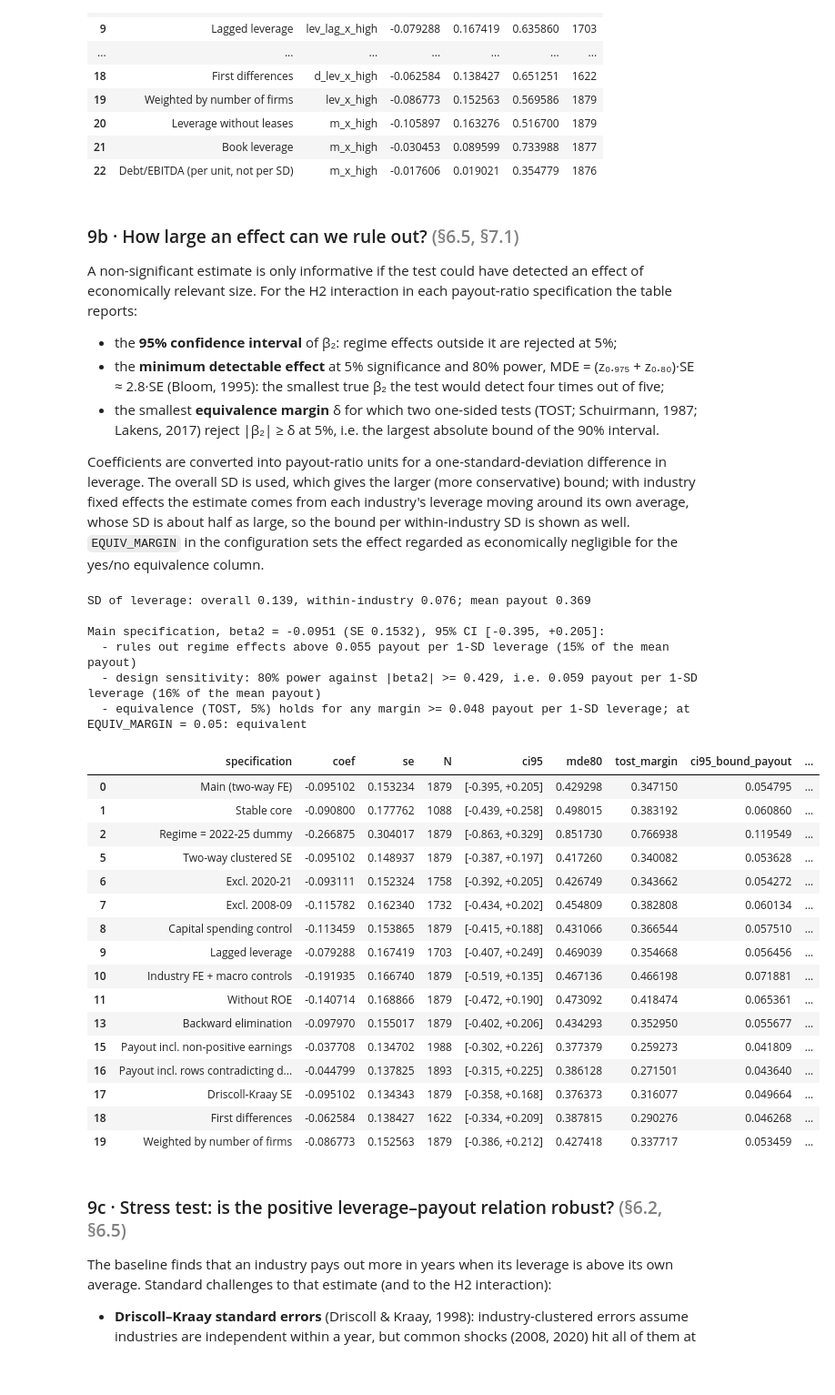
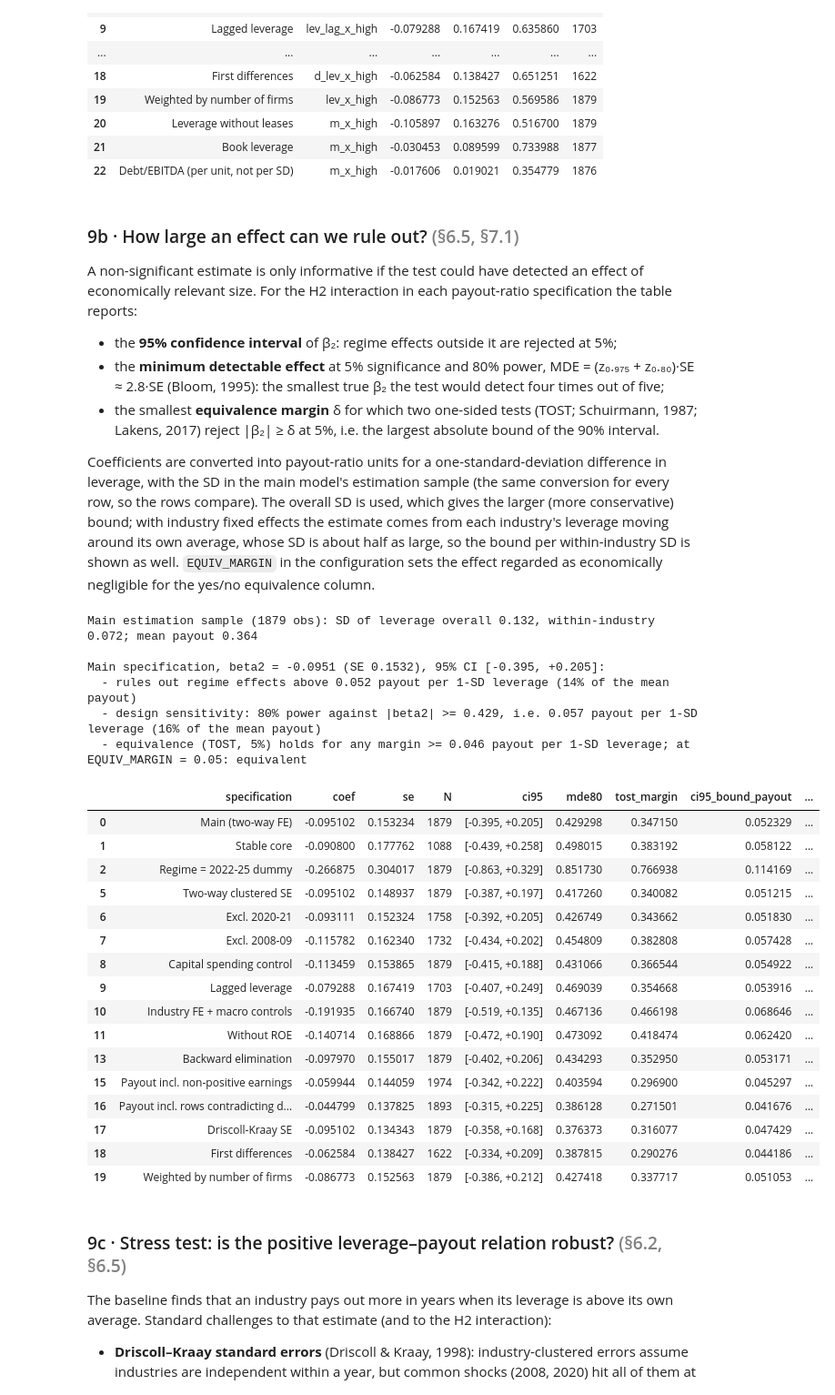
Before and after one commit to MilanKalajdzic/Master-Thesis, a Jupyter notebook: thesis_analysis.ipynb, the cells around one changed output. Shown at 91% size. Saved outputs shown, nothing was run; the diff lists cells and outputs as text; code cells hidden in the pictures; blank space fills up the shorter version.

```diff
--- a/thesis_analysis.ipynb
+++ b/thesis_analysis.ipynb
@@ -151,7 +151,9 @@ load_year = partial(load_year, tangibility_proxy=TANGIBILITY_PROXY, positive_den
 # %%
 # Find every Damodaran file and read all years into one raw frame (one row per industry name and year).
 # The coverage grid shows which dataset exists for which year; a year needs at least divfund and wacc.
-SOURCES = {t: discover_sources(t, SEARCH_DIRS) for t in TOKENS}
+with warnings.catch_warnings():     # cell 2 silences warnings; two files holding the same year must still show
+    warnings.simplefilter("always", UserWarning)
+    SOURCES = {t: discover_sources(t, SEARCH_DIRS) for t in TOKENS}
 all_years = sorted(set().union(*[set(v) for v in SOURCES.values()]))
 grid = pd.DataFrame({t: ["Y" if y in SOURCES[t] else "." for y in all_years] for t in SOURCES},
                     index=all_years)
@@ -324,7 +326,7 @@ panel.loc[_BAD, ["div_to_fcfe", "totpayout_ni", "div_yield"]] = np.nan
 # 2014-2020, advertising 2016-17, ...; in some of them book equity is negative after years of buybacks). Those ROE
 # values are undefined instead. Damodaran still reports a payout for loss-making industries (about zero although
 # they pay dividends): set to missing, as are the payouts flagged by the row-level cross-file check.
-panel["payout_all"] = panel["payout"]              # as reported, for the robustness check in §9
+panel["payout_all"] = panel["payout"]   # incl. net income <= 0, for the robustness check in §9 (see below)
 if POSITIVE_DENOMINATORS:
     _ni = panel["ni_usd"].where(~_BAD)
     _nonpos = (_ni <= 0) | (_ni.isna() & (panel["roe"] <= 0))                 # earnings not positive
@@ -340,6 +342,9 @@ if POSITIVE_DENOMINATORS:
               f"{r.industry} {r.year}" for r in panel[_roe_bad].head(4).itertuples()))
     _conflict_payout = panel.loc[_conflict, "payout"]
     panel.loc[_nonpos | _conflict, "payout"] = np.nan
+    # the as-reported payout keeps the loss-making years but not the rows the cross-file check rejects, so it
+    # differs from the main payout only in the net-income rule
+    panel["payout_all"] = panel["payout_all"].where(~_conflict)
     panel["payout_rowcheck_off"] = panel["payout"].where(~_conflict, _conflict_payout)   # robustness (§9)
     panel.loc[_roe_bad, "roe"] = np.nan
     # counts for the README and the thesis (Data quality)
@@ -1310,7 +1334,8 @@ relevant size. For the H2 interaction in each payout-ratio specification the tab
 - the smallest **equivalence margin** δ for which two one-sided tests (TOST; Schuirmann, 1987; Lakens, 2017)
   reject |β₂| ≥ δ at 5%, i.e. the largest absolute bound of the 90% interval.
 
-Coefficients are converted into payout-ratio units for a one-standard-deviation difference in leverage. The
+Coefficients are converted into payout-ratio units for a one-standard-deviation difference in leverage, with
+the SD in the main model's estimation sample (the same conversion for every row, so the rows compare). The
 overall SD is used, which gives the larger (more conservative) bound; with industry fixed effects the estimate
 comes from each industry's leverage moving around its own average, whose SD is about half as large, so the
 bound per within-industry SD is shown as well. `EQUIV_MARGIN` in the configuration sets the effect regarded as economically
@@ -1321,9 +1346,13 @@ negligible for the yes/no equivalence column.
 # payout-ratio units per 1 SD of leverage (outputs/tab_power_bounds.csv).
 from scipy import stats
 Z95, Z90, Z80 = stats.norm.ppf(0.975), stats.norm.ppf(0.95), stats.norm.ppf(0.80)
-SD_LEV   = float(sd_decomp.loc["lev", "sd_overall"])   # SD of leverage across the panel (the conversion used)
-SD_LEV_W = float(sd_decomp.loc["lev", "sd_within"])    # SD within industries (reported alongside)
-MEAN_PAYOUT = float(panel["payout"].mean())
+# leverage SDs and the mean payout in the main model's estimation sample (the industry-years it uses)
+_est_main = panel.dropna(subset=["payout", "lev", "lev_x_high"] + BASE_CONTROLS)
+assert len(_est_main) == res_int.nobs
+_sd_main = xtsum(_est_main, ["lev"]).loc["lev"]
+SD_LEV   = float(_sd_main["sd_overall"])   # overall SD: the conversion used
+SD_LEV_W = float(_sd_main["sd_within"])    # SD within industries (reported alongside)
+MEAN_PAYOUT = float(_est_main["payout"].mean())
 
 PAYOUT_SPECS = ["Main (two-way FE)", "Stable core", "Regime = 2022-25 dummy", "Two-way clustered SE",
                 "Excl. 2020-21", "Excl. 2008-09", "Capital spending control", "Lagged leverage",
@@ -1332,54 +1361,56 @@ PAYOUT_SPECS = ["Main (two-way FE)", "Stable core", "Regime = 2022-25 dummy", "T
                 "Driscoll-Kraay SE",
                 "First differences", "Weighted by number of firms"]
 pw = rob_tbl[rob_tbl["specification"].isin(PAYOUT_SPECS)][["specification", "coef", "se", "N"]].copy()
 lo95, hi95 = pw["coef"] - Z95 * pw["se"], pw["coef"] + Z95 * pw["se"]
 pw["ci95"] = [f"[{a:+.3f}, {b:+.3f}]" for a, b in zip(lo95, hi95)]
 pw["mde80"] = (Z95 + Z80) * pw["se"]                                    # Bloom (1995): 80% power at 5%
 # TOST: the smallest margin d for which both one-sided tests reject |beta2| >= d at 5% = the larger end of the 90% CI
 pw["tost_margin"] = np.maximum((pw["coef"] - Z90 * pw["se"]).abs(), (pw["coef"] + Z90 * pw["se"]).abs())
 pw["ci95_bound_payout"] = np.maximum(lo95.abs(), hi95.abs()) * SD_LEV   # largest effect the 95% CI does not reject
 pw["coef_payout"], pw["ci95_lo_payout"], pw["ci95_hi_payout"] = pw["coef"] * SD_LEV, lo95 * SD_LEV, hi95 * SD_LEV
 pw["mde80_payout"] = pw["mde80"] * SD_LEV
 pw["tost_margin_payout"] = pw["tost_margin"] * SD_LEV
 pw["ci95_bound_payout_within"] = np.maximum(lo95.abs(), hi95.abs()) * SD_LEV_W
 pw["equivalent_at_margin"] = pw["tost_margin_payout"] <= EQUIV_MARGIN
+pw["sd_lev"], pw["sd_lev_within"], pw["mean_payout"] = SD_LEV, SD_LEV_W, MEAN_PAYOUT   # the conversion, for reference
 power_tbl = pw.round(6)
 power_tbl.to_csv(OUTDIR / "tab_power_bounds.csv", index=False)
 
 m = power_tbl.iloc[0]
-print(f"SD of leverage: overall {SD_LEV:.3f}, within-industry {SD_LEV_W:.3f}; mean payout {MEAN_PAYOUT:.3f}\n")
+print(f"Main estimation sample ({len(_est_main)} obs): SD of leverage overall {SD_LEV:.3f}, within-industry "
+      f"{SD_LEV_W:.3f}; mean payout {MEAN_PAYOUT:.3f}\n")
 print(f"Main specification, beta2 = {m.coef:+.4f} (SE {m.se:.4f}), 95% CI {m.ci95}:")
 print(f"  - rules out regime effects above {m.ci95_bound_payout:.3f} payout per 1-SD leverage "
       f"({m.ci95_bound_payout / MEAN_PAYOUT:.0%} of the mean payout)")
 print(f"  - design sensitivity: 80% power against |beta2| >= {m.mde80:.3f}, i.e. {m.mde80_payout:.3f} payout per "
       f"1-SD leverage ({m.mde80_payout / MEAN_PAYOUT:.0%} of the mean payout)")
 print(f"  - equivalence (TOST, 5%) holds for any margin >= {m.tost_margin_payout:.3f} payout per 1-SD leverage; "
       f"at EQUIV_MARGIN = {EQUIV_MARGIN}: {'equivalent' if m.equivalent_at_margin else 'not shown'}\n")
 power_tbl
 # %% [output]
-SD of leverage: overall 0.139, within-industry 0.076; mean payout 0.369
+Main estimation sample (1879 obs): SD of leverage overall 0.132, within-industry 0.072; mean payout 0.364
 
 Main specification, beta2 = -0.0951 (SE 0.1532), 95% CI [-0.395, +0.205]:
-  - rules out regime effects above 0.055 payout per 1-SD leverage (15% of the mean payout)
-  - design sensitivity: 80% power against |beta2| >= 0.429, i.e. 0.059 payout per 1-SD leverage (16% of the mean payout)
-  - equivalence (TOST, 5%) holds for any margin >= 0.048 payout per 1-SD leverage; at EQUIV_MARGIN = 0.05: equivalent
+  - rules out regime effects above 0.052 payout per 1-SD leverage (14% of the mean payout)
+  - design sensitivity: 80% power against |beta2| >= 0.429, i.e. 0.057 payout per 1-SD leverage (16% of the mean payout)
+  - equivalence (TOST, 5%) holds for any margin >= 0.046 payout per 1-SD leverage; at EQUIV_MARGIN = 0.05: equivalent
 |  | specification | coef | se | N | ci95 | mde80 | tost_margin | ci95_bound_payout | ... |
-| 0 | Main (two-way FE) | -0.095102 | 0.153234 | 1879 | [-0.395, +0.205] | 0.429298 | 0.347150 | 0.054795 | ... |
-| 1 | Stable core | -0.090800 | 0.177762 | 1088 | [-0.439, +0.258] | 0.498015 | 0.383192 | 0.060860 | ... |
-| 2 | Regime = 2022-25 dummy | -0.266875 | 0.304017 | 1879 | [-0.863, +0.329] | 0.851730 | 0.766938 | 0.119549 | ... |
-| 5 | Two-way clustered SE | -0.095102 | 0.148937 | 1879 | [-0.387, +0.197] | 0.417260 | 0.340082 | 0.053628 | ... |
-| 6 | Excl. 2020-21 | -0.093111 | 0.152324 | 1758 | [-0.392, +0.205] | 0.426749 | 0.343662 | 0.054272 | ... |
-| 7 | Excl. 2008-09 | -0.115782 | 0.162340 | 1732 | [-0.434, +0.202] | 0.454809 | 0.382808 | 0.060134 | ... |
-| 8 | Capital spending control | -0.113459 | 0.153865 | 1879 | [-0.415, +0.188] | 0.431066 | 0.366544 | 0.057510 | ... |
-| 9 | Lagged leverage | -0.079288 | 0.167419 | 1703 | [-0.407, +0.249] | 0.469039 | 0.354668 | 0.056456 | ... |
-| 10 | Industry FE + macro controls | -0.191935 | 0.166740 | 1879 | [-0.519, +0.135] | 0.467136 | 0.466198 | 0.071881 | ... |
-| 11 | Without ROE | -0.140714 | 0.168866 | 1879 | [-0.472, +0.190] | 0.473092 | 0.418474 | 0.065361 | ... |
-| 13 | Backward elimination | -0.097970 | 0.155017 | 1879 | [-0.402, +0.206] | 0.434293 | 0.352950 | 0.055677 | ... |
-| 15 | Payout incl. non-positive earnings | -0.037708 | 0.134702 | 1988 | [-0.302, +0.226] | 0.377379 | 0.259273 | 0.041809 | ... |
-| 16 | Payout incl. rows contradicting d... | -0.044799 | 0.137825 | 1893 | [-0.315, +0.225] | 0.386128 | 0.271501 | 0.043640 | ... |
-| 17 | Driscoll-Kraay SE | -0.095102 | 0.134343 | 1879 | [-0.358, +0.168] | 0.376373 | 0.316077 | 0.049664 | ... |
-| 18 | First differences | -0.062584 | 0.138427 | 1622 | [-0.334, +0.209] | 0.387815 | 0.290276 | 0.046268 | ... |
-| 19 | Weighted by number of firms | -0.086773 | 0.152563 | 1879 | [-0.386, +0.212] | 0.427418 | 0.337717 | 0.053459 | ... |
+| 0 | Main (two-way FE) | -0.095102 | 0.153234 | 1879 | [-0.395, +0.205] | 0.429298 | 0.347150 | 0.052329 | ... |
+| 1 | Stable core | -0.090800 | 0.177762 | 1088 | [-0.439, +0.258] | 0.498015 | 0.383192 | 0.058122 | ... |
+| 2 | Regime = 2022-25 dummy | -0.266875 | 0.304017 | 1879 | [-0.863, +0.329] | 0.851730 | 0.766938 | 0.114169 | ... |
+| 5 | Two-way clustered SE | -0.095102 | 0.148937 | 1879 | [-0.387, +0.197] | 0.417260 | 0.340082 | 0.051215 | ... |
+| 6 | Excl. 2020-21 | -0.093111 | 0.152324 | 1758 | [-0.392, +0.205] | 0.426749 | 0.343662 | 0.051830 | ... |
+| 7 | Excl. 2008-09 | -0.115782 | 0.162340 | 1732 | [-0.434, +0.202] | 0.454809 | 0.382808 | 0.057428 | ... |
+| 8 | Capital spending control | -0.113459 | 0.153865 | 1879 | [-0.415, +0.188] | 0.431066 | 0.366544 | 0.054922 | ... |
+| 9 | Lagged leverage | -0.079288 | 0.167419 | 1703 | [-0.407, +0.249] | 0.469039 | 0.354668 | 0.053916 | ... |
+| 10 | Industry FE + macro controls | -0.191935 | 0.166740 | 1879 | [-0.519, +0.135] | 0.467136 | 0.466198 | 0.068646 | ... |
+| 11 | Without ROE | -0.140714 | 0.168866 | 1879 | [-0.472, +0.190] | 0.473092 | 0.418474 | 0.062420 | ... |
+| 13 | Backward elimination | -0.097970 | 0.155017 | 1879 | [-0.402, +0.206] | 0.434293 | 0.352950 | 0.053171 | ... |
+| 15 | Payout incl. non-positive earnings | -0.059944 | 0.144059 | 1974 | [-0.342, +0.222] | 0.403594 | 0.296900 | 0.045297 | ... |
+| 16 | Payout incl. rows contradicting d... | -0.044799 | 0.137825 | 1893 | [-0.315, +0.225] | 0.386128 | 0.271501 | 0.041676 | ... |
+| 17 | Driscoll-Kraay SE | -0.095102 | 0.134343 | 1879 | [-0.358, +0.168] | 0.376373 | 0.316077 | 0.047429 | ... |
+| 18 | First differences | -0.062584 | 0.138427 | 1622 | [-0.334, +0.209] | 0.387815 | 0.290276 | 0.044186 | ... |
+| 19 | Weighted by number of firms | -0.086773 | 0.152563 | 1879 | [-0.386, +0.212] | 0.427418 | 0.337717 | 0.051053 | ... |
 # %% [markdown]
 ### 9c · Stress test: is the positive leverage–payout relation robust?  <span style="color:gray">(§6.2, §6.5)</span>
 
```
Also changed, not shown: parts of 13 cells of this notebook, 19 other files.
